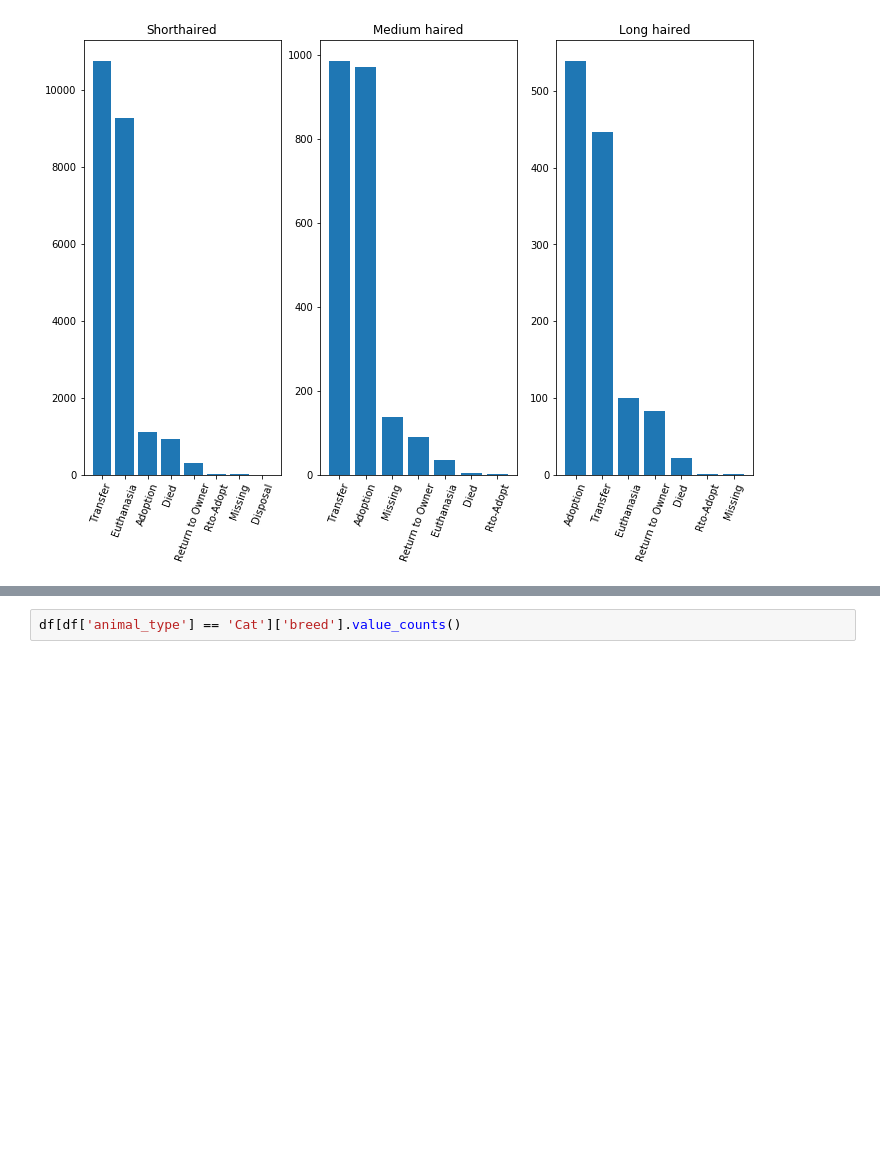
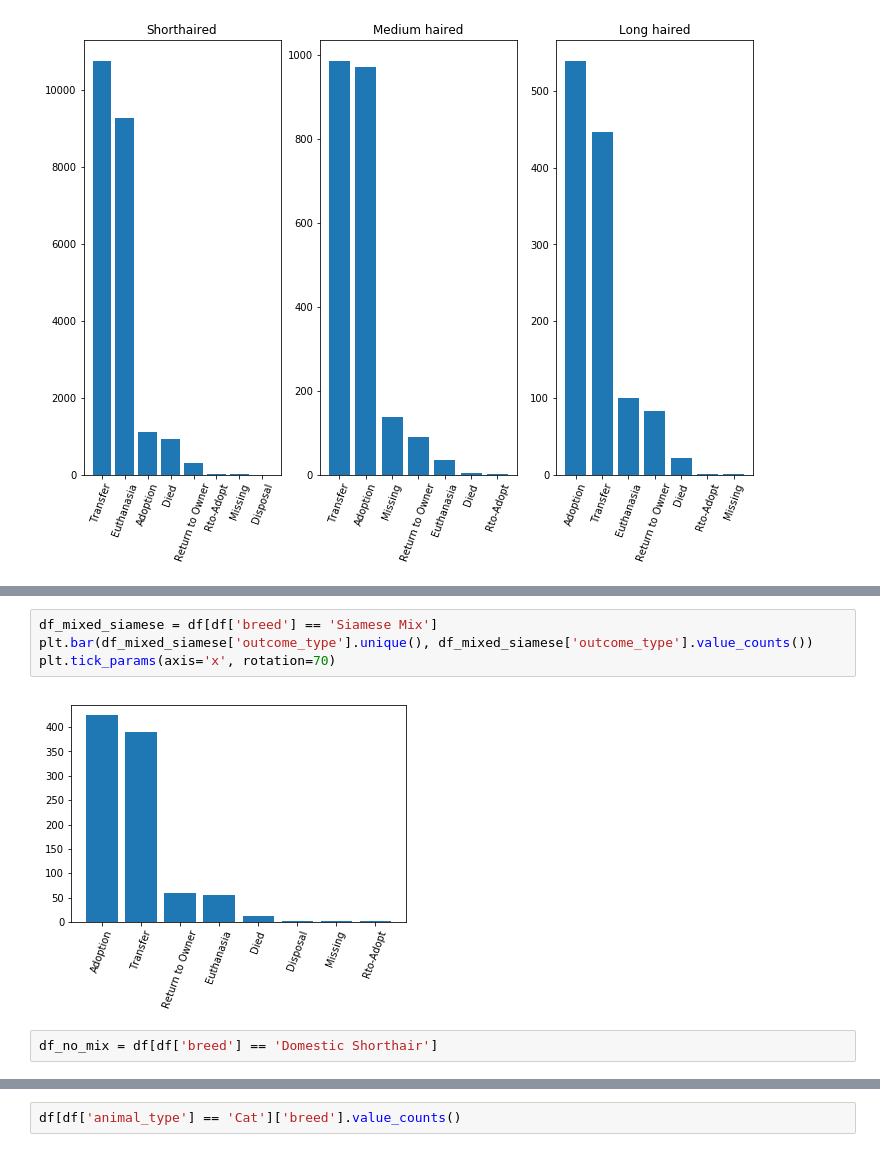
Before and after one commit to luketibbott/kojak, a Jupyter notebook: clean_engineer.ipynb, the cells around one changed output, grey strips where cells are left out. Saved outputs shown, nothing was run; the diff lists cells and outputs as text; blank space fills up the shorter version.

```diff
--- a/clean_engineer.ipynb
+++ b/clean_engineer.ipynb
@@ -202,0 +210,8 @@ ax[2].tick_params(axis='x', rotation=70)
+# %%
+df_mixed_siamese = df[df['breed'] == 'Siamese Mix']
+plt.bar(df_mixed_siamese['outcome_type'].unique(), df_mixed_siamese['outcome_type'].value_counts())
+plt.tick_params(axis='x', rotation=70)
+# %% [output]
+[figure, added]
+# %%
+df_no_mix = df[df['breed'] == 'Domestic Shorthair']
```
Also changed, not shown: parts of 6 cells of this notebook, 1 other file.
